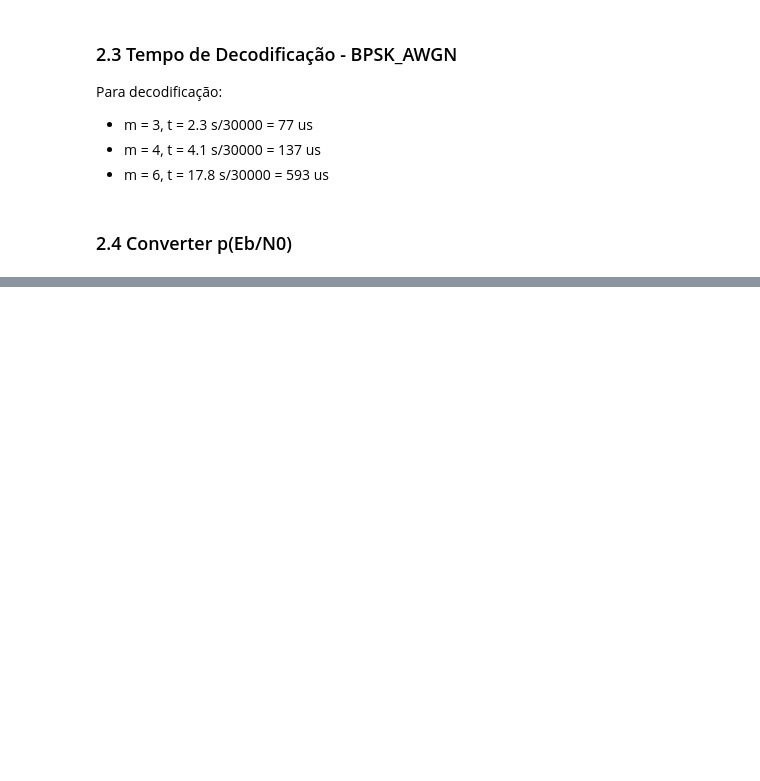
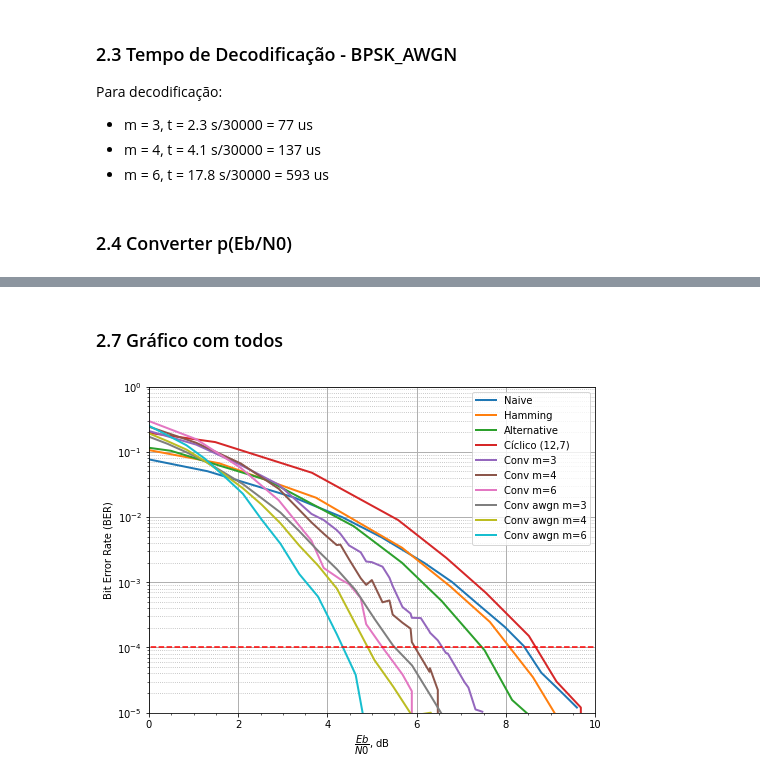
Before and after one commit to kowalks/ele32-labs, a Jupyter notebook: lab4.ipynb, the cells around one changed output, grey strips where cells are left out. Cells and saved outputs as stored; diff of their text form; code cells hidden in the pictures; blank space fills up the shorter version.

```diff
--- a/lab4.ipynb
+++ b/lab4.ipynb
@@ -284,0 +277,53 @@ list(enumerate(conv_bsc_prob[2]))
+# %% [markdown]
+### 2.7 Gráfico com todos
+# %%
+import matplotlib.pyplot as plt
+
+fig = plt.figure(figsize=(8, 6))
+ax = plt.gca()
+lw = 2
+
+plt.grid(visible=True, which='major', axis='both', linewidth=1)
+plt.grid(visible=True, which='minor', axis='y', linestyle='dotted')
+
+# Naive
+plt.plot(naive_eb_n0, naive_prob, linewidth=lw)
+plt.plot(hamming_eb_n0, hamming_prob, linewidth=lw)
+plt.plot(alt_eb_n0, alt_prob, linewidth=lw)
+plt.plot(cyclic_eb_n0, cyclic_prob, linewidth=lw)
+
+
+# Primeiro
+prob = conv_bsc_prob[0][:24] + conv_bsc_prob[0][26:31]
+sim = conv_bsc_eb_n0[0][:24] + conv_bsc_eb_n0[0][26:31]
+plt.plot(sim, prob, linewidth=lw)
+
+# Segundo
+prob = conv_bsc_prob[1][:18] + conv_bsc_prob[1][19:23]
+sim = conv_bsc_eb_n0[1][:18] + conv_bsc_eb_n0[1][19:23]
+plt.plot(sim, prob, linewidth=lw)
+
+# Terceiro
+prob = conv_bsc_prob[2][:6] + conv_bsc_prob[2][7:11] + conv_bsc_prob[2][12:13] + conv_bsc_prob[2][15:16] + conv_bsc_prob[2][17:19]
+sim = conv_bsc_eb_n0[2][:6] + conv_bsc_eb_n0[2][7:11] + conv_bsc_eb_n0[2][12:13] + conv_bsc_eb_n0[2][15:16] + conv_bsc_eb_n0[2][17:19]
+plt.plot(sim, prob, linewidth=lw)
+
+# Awgn
+for i in range(3):
+    plt.plot(conv_awgn_eb_n0[i], conv_awgn_prob[i], linewidth=lw)
+
+# Linha
+plt.plot([-3,10], [1e-4,1e-4], color='red', linestyle='dashed')
+
+ax.set_yscale('log')
+# ax.set_xscale('log')
+# ax.invert_xaxis()
+plt.ylim(1e-5, 1)
+plt.xlim(0,10)
+ax.legend(['Naive', 'Hamming', 'Alternative', 'Cíclico (12,7)'] + [f'Conv m={m}' for m in [3,4,6]] + [f'Conv awgn m={m}' for m in [3,4,6]])
+plt.ylabel('Bit Error Rate (BER)')
+plt.xlabel(r'$\dfrac{Eb}{N0}$, dB')
+plt.minorticks_on()
+plt.show()
+# %% [output]
+[figure, added]
```
Also changed, not shown: parts of 12 cells of this notebook, 3 other files.
